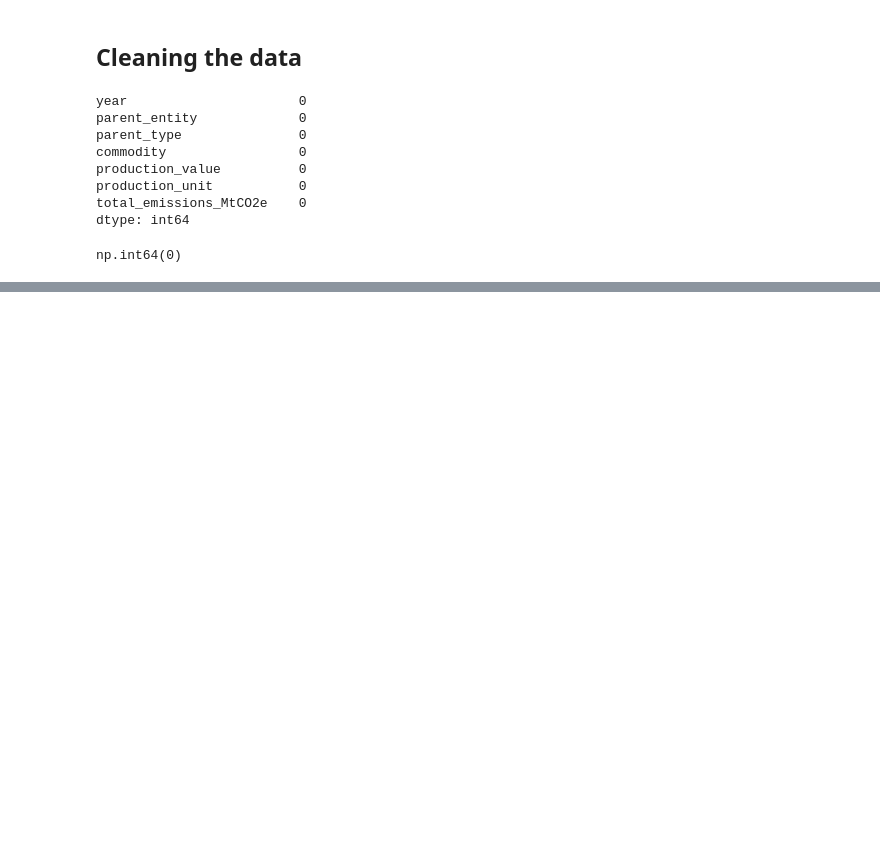
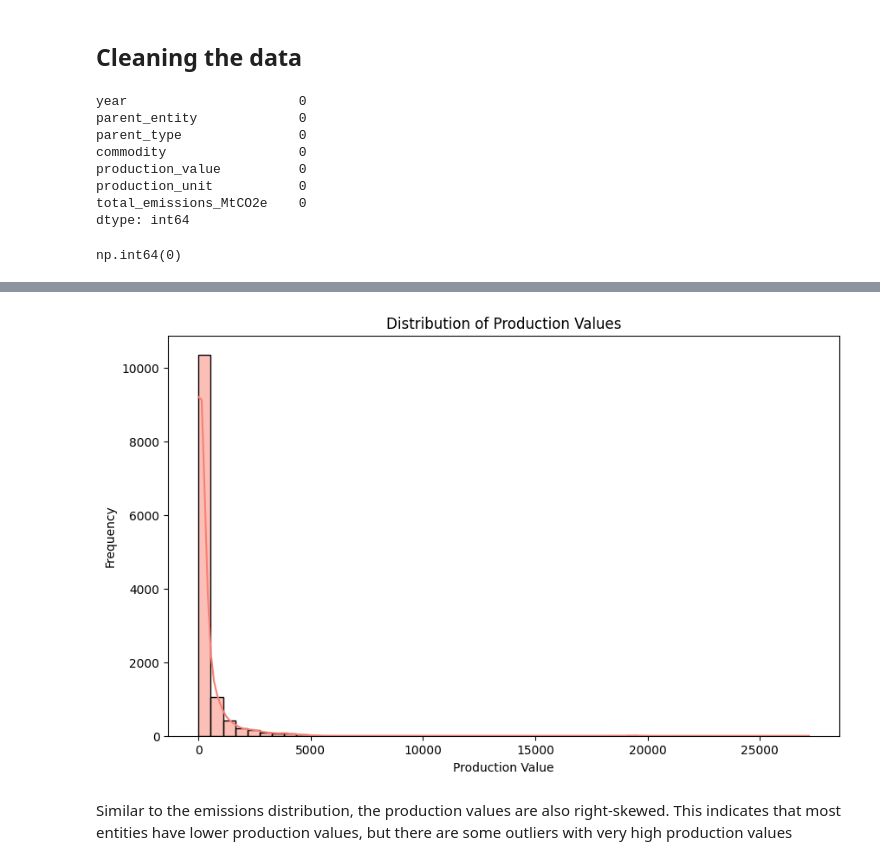
Before and after one commit to pgeneta/Carbon-Emissions-Analysis, a Jupyter notebook: Data Analysis.ipynb, the cells around one changed output, grey strips where cells are left out. Saved outputs shown, nothing was run; the diff lists cells and outputs as text; code cells hidden in the pictures; blank space fills up the shorter version.

```diff
--- a/Data Analysis.ipynb
+++ b/Data Analysis.ipynb
@@ -72,0 +103,12 @@ np.int64(0)
+# %%
+# Distribution of production values
+plt.figure(figsize=(10, 6))
+sns.histplot(df['production_value'], bins=50, kde=True, color='salmon')
+plt.title('Distribution of Production Values')
+plt.xlabel('Production Value')
+plt.ylabel('Frequency')
+plt.show()
+# %% [output]
+[figure, added]
+# %% [markdown]
+Similar to the emissions distribution, the production values are also right-skewed. This indicates that most entities have lower production values, but there are some outliers with very high production values
```
Also changed, not shown: parts of 19 cells of this notebook.
